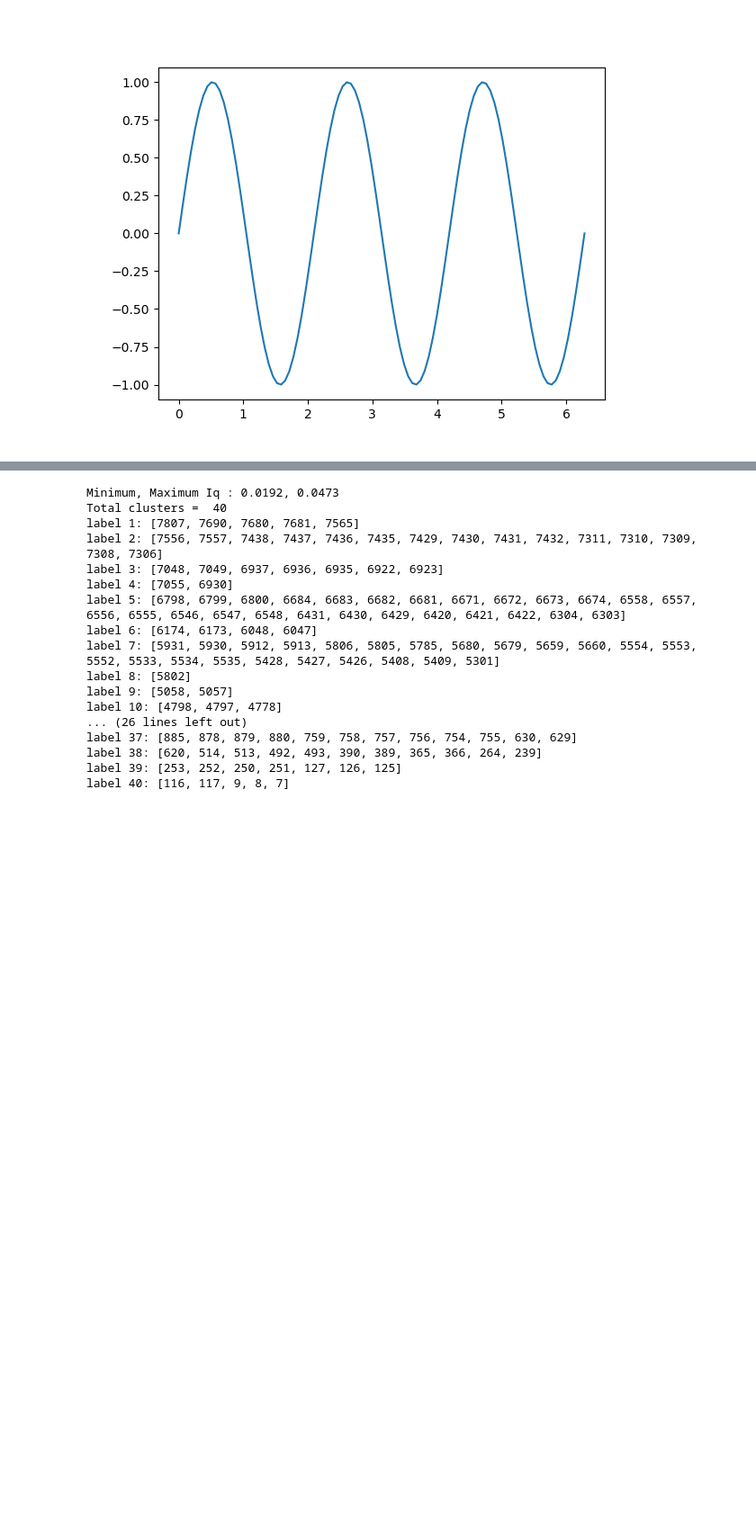
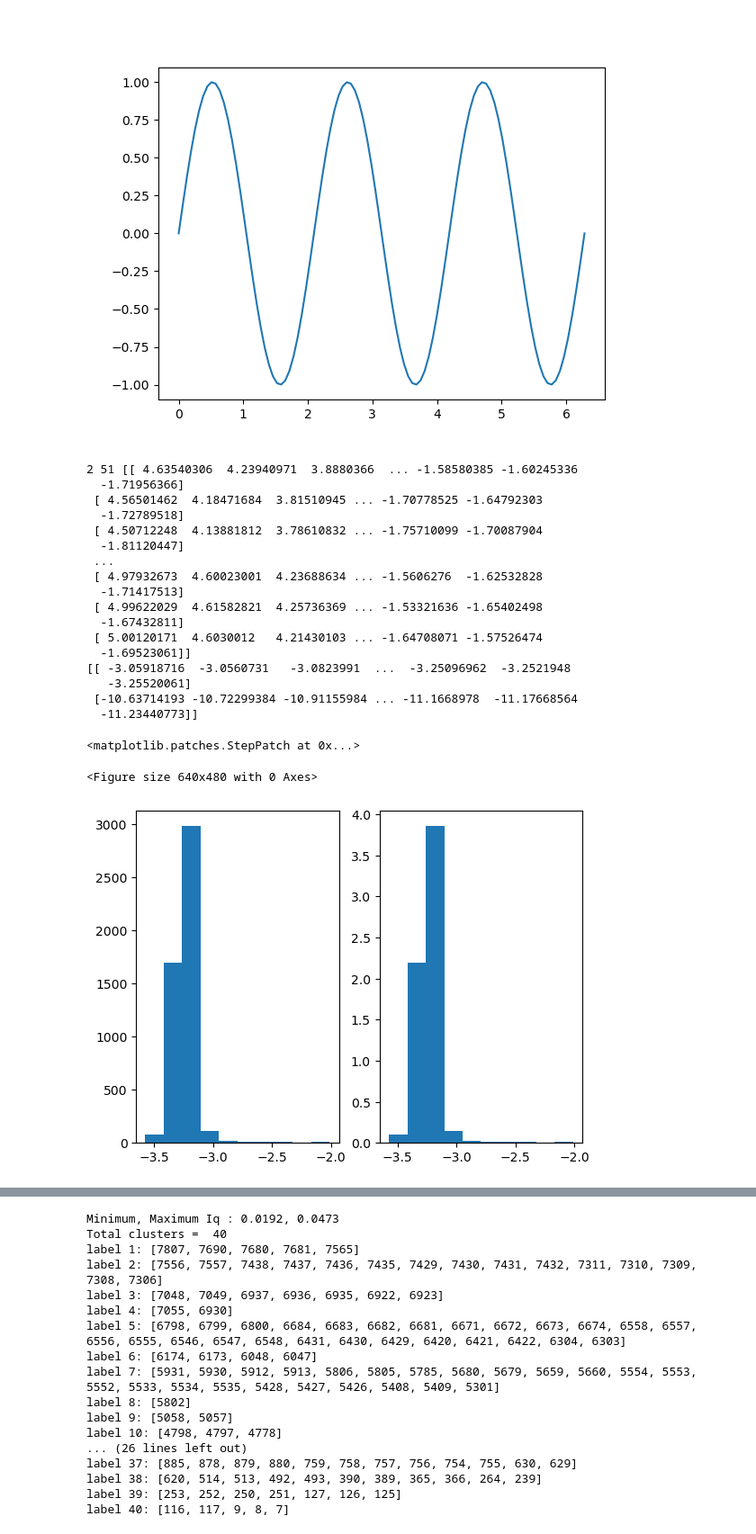
Before and after one commit to eeedinar/Alzheimers, a Jupyter notebook: visualization.ipynb, the cells around one changed output, grey strips where cells are left out. Shown at 90% size. Drawn from its saved outputs; the diff is of its cells as text; code cells hidden in the pictures; blank space fills up the shorter version.

```diff
--- a/visualization.ipynb
+++ b/visualization.ipynb
@@ -26,6 +38,53 @@ ax.plot(x, y)
 # %% [output]
 [<matplotlib.lines.Line2D at 0x...>]
 [figure]
+# %%
+%matplotlib inline
+
+file = "2048_B8_masked.h5"
+Iq = read_Iq(file, 'merged')
+x = np.log(qgrid2[:51])
+y = np.log(Iq[:,:51])
+
+
+print(idx_l, idx_u, valid_diff_values)
+
+coefs = np.polyfit(x[idx_l : idx_u], np.transpose(y[:,idx_l : idx_u]), 1)    # slope = coefs[0] intercept = coefs[1]
+
+# z     = np.polyval(coefs, x)
+# ax.plot(x,y)
+# ax.plot(x,z)
+
+print(coefs)
+hist, bin_edges = np.histogram(coefs[0],density=True)
+
+plt.figure()
+f, axs = plt.subplots(ncols=2,nrows=1)
+# ax.bar(bin_edges[:-1], hist)
+axs[0].hist(coefs[0])
+axs[1].stairs(hist, bin_edges,fill=True)
+# ax.set(title = 0, xlabel = 'log(q)' , ylabel = 'log(I)', xscale='linear', yscale = 'linear')
+# %% [output]
+2 51 [[ 4.63540306  4.23940971  3.8880366  ... -1.58580385 -1.60245336
+  -1.71956366]
+ [ 4.56501462  4.18471684  3.81510945 ... -1.70778525 -1.64792303
+  -1.72789518]
+ [ 4.50712248  4.13881812  3.78610832 ... -1.75710099 -1.70087904
+  -1.81120447]
+ ...
+ [ 4.97932673  4.60023001  4.23688634 ... -1.5606276  -1.62532828
+  -1.71417513]
+ [ 4.99622029  4.61582821  4.25736369 ... -1.53321636 -1.65402498
+  -1.67432811]
+ [ 5.00120171  4.6030012   4.21430103 ... -1.64708071 -1.57526474
+  -1.69523061]]
+[[ -3.05918716  -3.0560731   -3.0823991  ...  -3.25096962  -3.2521948
+   -3.25520061]
+ [-10.63714193 -10.72299384 -10.91155984 ... -11.1668978  -11.17668564
+  -11.23440773]]
+<matplotlib.patches.StepPatch at 0x...>
+<Figure size 640x480 with 0 Axes>
+[figure, added]
 # %%
 ### show heat map for any file -- (Independent cell) - files are required to have azimuthal averaged
 %matplotlib widget
```
Also changed, not shown: parts of 13 cells of this notebook, 31 other files.
